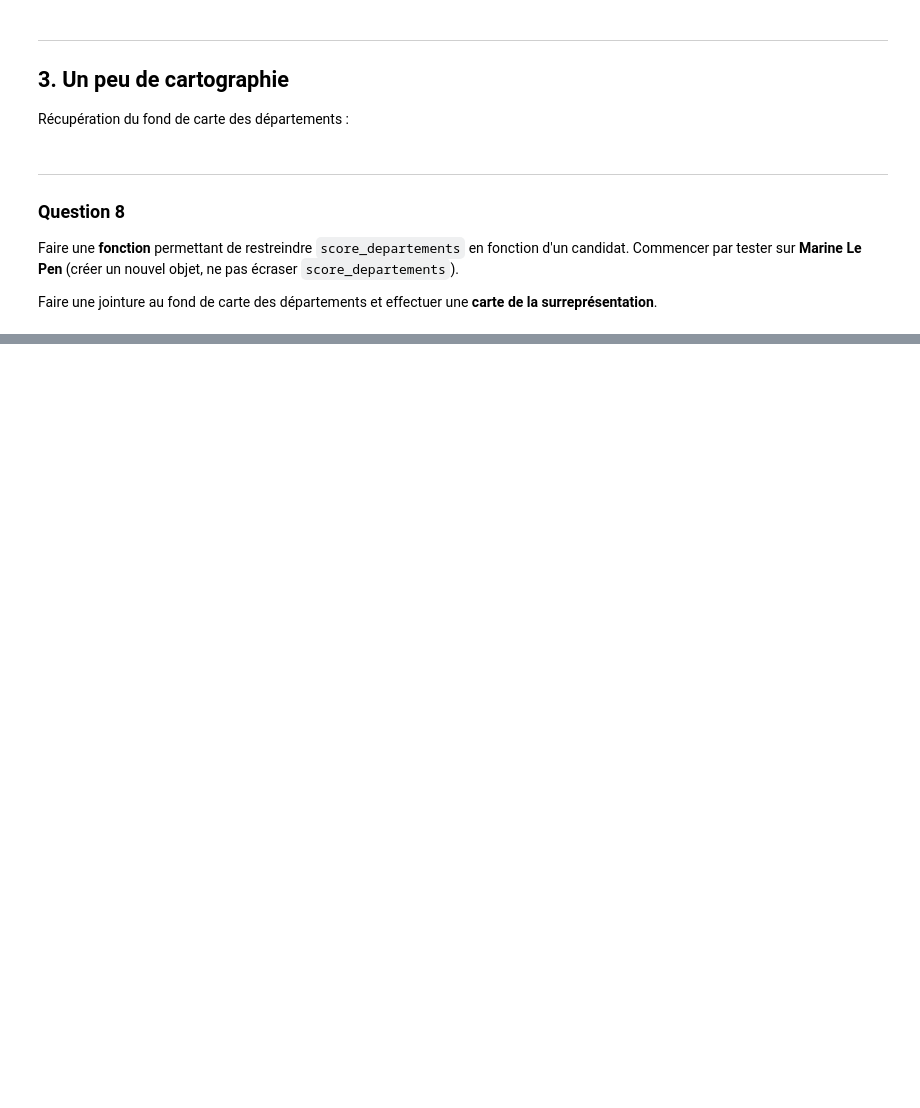
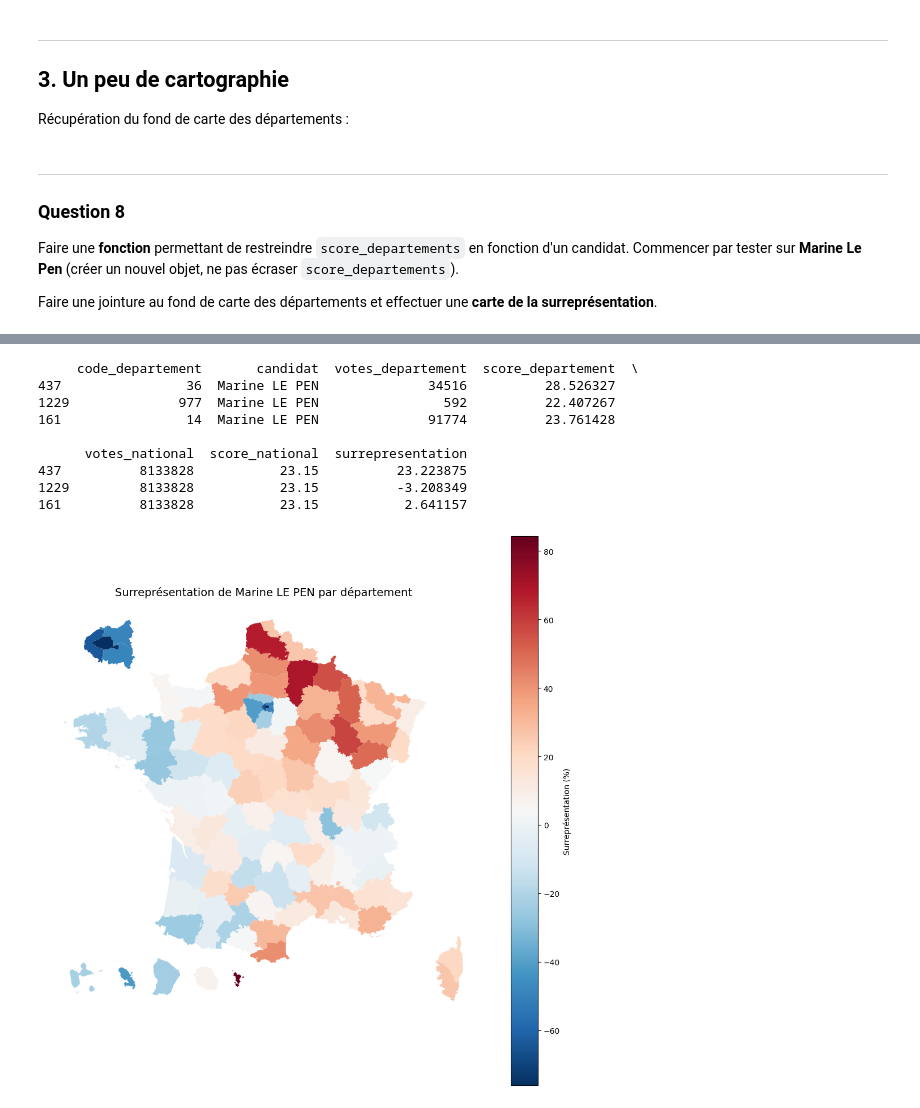
Before and after one commit to zgregi/DM_python_datascience, a Jupyter notebook: main.ipynb, the cells around one changed output, grey strips where cells are left out. Drawn from its saved outputs; the diff is of its cells as text; code cells hidden in the pictures; blank space fills up the shorter version.

```diff
--- a/main.ipynb
+++ b/main.ipynb
@@ -297,44 +329,45 @@ departement_borders.columns
 # %%
-# Question 8
-from cartiflette import carti_download
-import geopandas as gpd
-import matplotlib.pyplot as plt
+def get_score_candidat(candidat):
+    return score_departements[score_departements['candidat'] == candidat].copy()
 
-departement_borders = carti_download(
-    values=["France"],
-    crs=4326,
-    borders="DEPARTEMENT",
-    vectorfile_format="geojson",
-    simplification=50,
-    filter_by="FRANCE_ENTIERE_DROM_RAPPROCHES",
-    source="EXPRESS-COG-CARTO-TERRITOIRE",
-    year=2022
-)
+# Test
+print(get_score_candidat('Marine LE PEN').sample(3, random_state =2))
+
 
 def carte_candidat(candidat):
-    df_candidat = score_departements[score_departements['candidat'] == candidat].copy()
+    df_candidat = get_score_candidat(candidat)
 
     gdf = departement_borders.merge(
         df_candidat,
         left_on='INSEE_DEP',
         right_on='code_departement',
         how='left'
     )
 
     fig, ax = plt.subplots(1, 1, figsize=(10, 10))
     gdf.plot(
         column='surrepresentation',
         ax=ax,
         legend=True,
-        cmap='RdBu',
+        cmap='RdBu_r',
         legend_kwds={'label': 'Surreprésentation (%)'},
         missing_kwds={'color': 'lightgrey'}
     )
     ax.set_title(f"Surreprésentation de {candidat} par département", fontsize=14)
     ax.axis('off')
     plt.tight_layout()
     plt.show()
 
-# Test sur Marine Le Pen et Emmanuel Macron
+# Test sur Marine Le Pen
 carte_candidat('Marine LE PEN')
-carte_candidat('Emmanuel MACRON')
+# %% [output]
+     code_departement       candidat  votes_departement  score_departement  \
+437                36  Marine LE PEN              34516          28.526327
+1229              977  Marine LE PEN                592          22.407267
+161                14  Marine LE PEN              91774          23.761428
+
+      votes_national  score_national  surrepresentation
+437          8133828           23.15          23.223875
+1229         8133828           23.15          -3.208349
+161          8133828           23.15           2.641157
+[figure, added]
```
Also changed, not shown: parts of 3 cells of this notebook.
